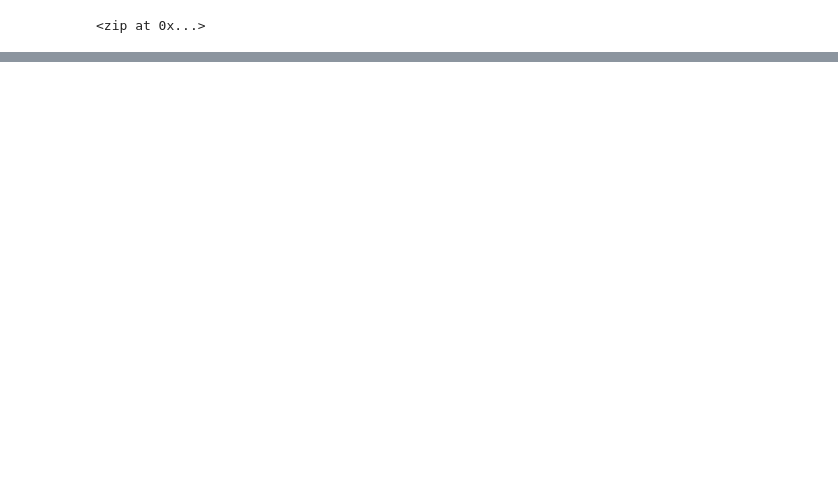
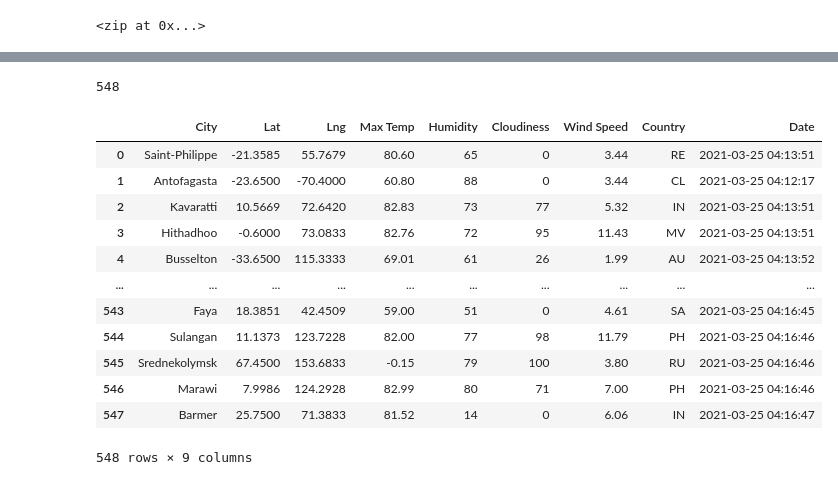
Before and after one commit to mlachha/World_Weather_Analysis, a Jupyter notebook: WeatherPy.ipynb, the cells around one changed output, grey strips where cells are left out. Saved outputs shown, nothing was run; the diff lists cells and outputs as text; code cells hidden in the pictures; blank space fills up the shorter version.

Commit message:
modifying gitignoreand adding WeatherPy file

```diff
--- a/WeatherPy.ipynb
+++ b/WeatherPy.ipynb
@@ -29,0 +35,3 @@ len(cities)
+# %%
+# Starting URL for Weather Map API Call.
+url = "http://api.openweathermap.org/data/2.5/weather?units=Imperial&APPID=" + weather_api_key
@@ -29,0 +115,22 @@ len(cities)
+# %%
+len(city_data)
+# %% [output]
+548
+# %%
+# Convert the array of dictionaries to a Pandas DataFrame.
+city_data_df = pd.DataFrame(city_data)
+city_data_df
+# %% [output]
+|  | City | Lat | Lng | Max Temp | Humidity | Cloudiness | Wind Speed | Country | Date |
+| 0 | Saint-Philippe | -21.3585 | 55.7679 | 80.60 | 65 | 0 | 3.44 | RE | 2021-03-25 04:13:51 |
+| 1 | Antofagasta | -23.6500 | -70.4000 | 60.80 | 88 | 0 | 3.44 | CL | 2021-03-25 04:12:17 |
+| 2 | Kavaratti | 10.5669 | 72.6420 | 82.83 | 73 | 77 | 5.32 | IN | 2021-03-25 04:13:51 |
+| 3 | Hithadhoo | -0.6000 | 73.0833 | 82.76 | 72 | 95 | 11.43 | MV | 2021-03-25 04:13:51 |
+| 4 | Busselton | -33.6500 | 115.3333 | 69.01 | 61 | 26 | 1.99 | AU | 2021-03-25 04:13:52 |
+| ... | ... | ... | ... | ... | ... | ... | ... | ... | ... |
+| 543 | Faya | 18.3851 | 42.4509 | 59.00 | 51 | 0 | 4.61 | SA | 2021-03-25 04:16:45 |
+| 544 | Sulangan | 11.1373 | 123.7228 | 82.00 | 77 | 98 | 11.79 | PH | 2021-03-25 04:16:46 |
+| 545 | Srednekolymsk | 67.4500 | 153.6833 | -0.15 | 79 | 100 | 3.80 | RU | 2021-03-25 04:16:46 |
+| 546 | Marawi | 7.9986 | 124.2928 | 82.99 | 80 | 71 | 7.00 | PH | 2021-03-25 04:16:46 |
+| 547 | Barmer | 25.7500 | 71.3833 | 81.52 | 14 | 0 | 6.06 | IN | 2021-03-25 04:16:47 |
+548 rows × 9 columns
```
Also changed, not shown: parts of 5 cells of this notebook, 5 other files.
